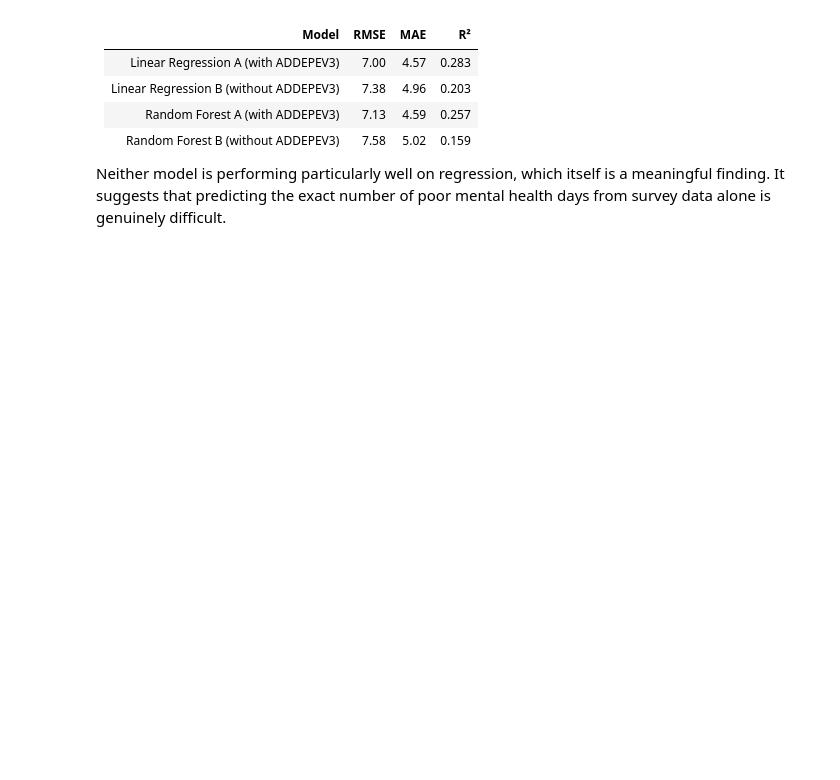
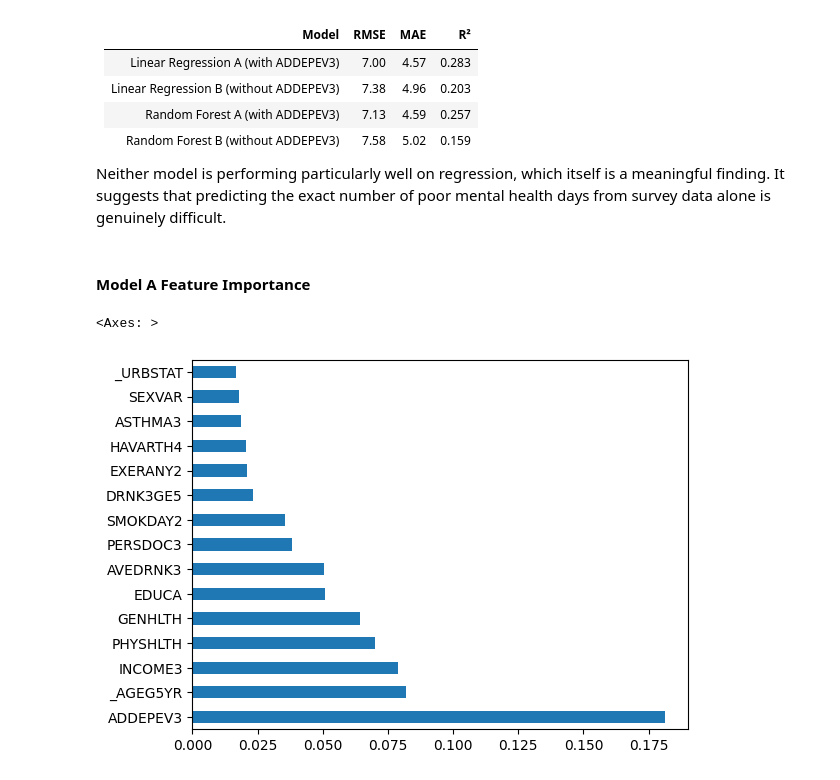
Before and after one commit to amanda712/healthcare-ds-portfolio, a Jupyter notebook: brfss-mental-health/04_modeling_regression.ipynb, the cells around one changed output. Saved outputs shown, nothing was run; the diff lists cells and outputs as text; code cells hidden in the pictures; blank space fills up the shorter version.

Commit message:
feature importance added
added feature importance for regression and classification; added headers throughout notebook for improved navigation

```diff
--- a/brfss-mental-health/04_modeling_regression.ipynb
+++ b/brfss-mental-health/04_modeling_regression.ipynb
@@ -164,3 +168,11 @@ Random Forest Model B R2:  0.15896385984188066
 | Random Forest B (without ADDEPEV3) | 7.58 | 5.02 | 0.159 |
 
 Neither model is performing particularly well on regression, which itself is a meaningful finding. It suggests that predicting the exact number of poor mental health days from survey data alone is genuinely difficult.
+# %% [markdown]
+#### Model A Feature Importance
+# %%
+importances_modA = pd.Series(rf_A.feature_importances_, index=X_A.columns)
+importances_modA.sort_values(ascending=False).head(15).plot(kind='barh')
+# %% [output]
+<Axes: >
+[figure, added]
```
Also changed, not shown: parts of 14 cells of this notebook, 1 other file.
